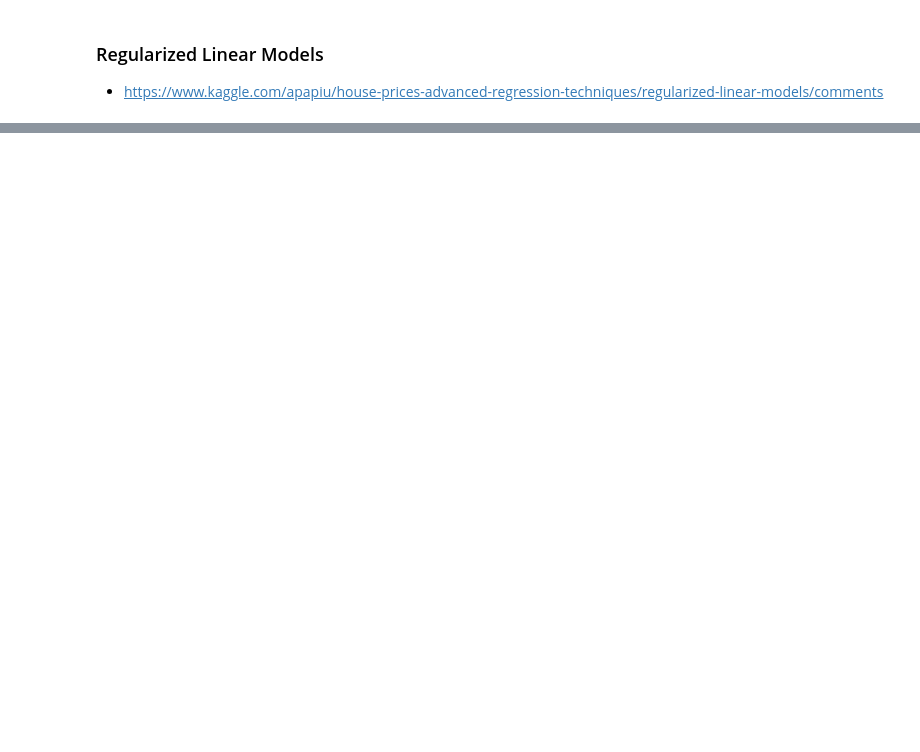
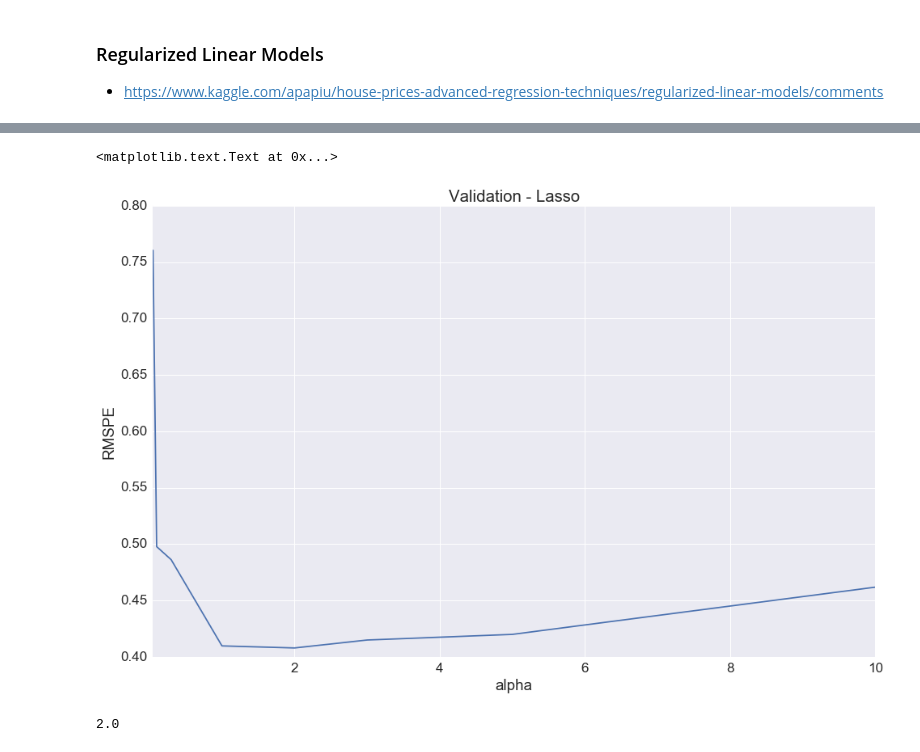
Before and after one commit to AaronYXZ/BIA652-Airbnb, a Jupyter notebook: Code/Proj_Airbnb_Houseing_Price-2.Machine Learning.ipynb, the cells around one changed output, grey strips where cells are left out. Drawn from its saved outputs; the diff is of its cells as text; code cells hidden in the pictures; blank space fills up the shorter version.

```diff
--- a/Code/Proj_Airbnb_Houseing_Price-2.Machine Learning.ipynb
+++ b/Code/Proj_Airbnb_Houseing_Price-2.Machine Learning.ipynb
@@ -40,0 +129,25 @@ sum((y_test - lr.fit(X_train, y_train).predict(X_test))**2 )
+# %%
+%%time
+
+for i in range(X_train.shape[1]):
+    ## Prepare data for later use
+    Y_ols = y_train # Y for OLS
+    X_ols = sm.add_constant(X_train[x]) # X for OLS
+    p = len(x)
+    model0 = sm.OLS(Y_ols, X_ols).fit()
+    ssres0 = model0.ssr  # Get the original ssr
+    var_in_model = x.copy() # Get a list of variables already in the original OLS
+    score = []             # Define an empty list to store F-scores
+
+    ## Start the variable selection
+    for var in X_train.drop(var_in_model, axis = 1).columns: # Get rid of the variables already in the original OLS
+        X_ols_plus = pd.concat([X_ols, X_train[var]], axis = 1)  # Construct new X by adding a new variable
+        model1 = sm.OLS(Y_ols, X_ols_plus).fit()
+        ssres1 = model1.ssr
+        F = (ssres0-ssres1)/q/(ssres1/(n-p-q-1)) # Calculate the F-value
+        score.append([var, F]) # Store the variable and its F-value in a list
+    highest_F = sorted(score, key = lambda x:x[1], reverse = True)[0] # Find the highest F-value
+    if highest_F[1] > 2.07:  ## Maybe change the threshold here
+        x.append(highest_F[0])
+    else:
+        break
@@ -56,0 +175,14 @@ X_train.shape
+# %%
+%%time
+alphas = [0.05, 0.1, 0.3, 1, 2, 3, 5, 10]
+scores_lasso = []
+kf = KFold(n_splits=10, random_state = 123)
+
+for alpha in alphas:
+    lasso = Lasso(alpha)
+    for train, val in kf.split(X_train):
+        score_cv = []
+        y_pred = lasso.fit(X_train.values[train],y_train.values[train]).predict(X_train.values[val])
+        score_cv.append(RMSPE(y_train.values[val], y_pred))
+        score = np.mean(score_cv)
+    scores_lasso.append(score)
@@ -56,0 +192,13 @@ X_train.shape
+# %%
+plt.figure(figsize=(16,10))
+cv_lasso = pd.Series(scores_lasso, index = alphas)
+cv_lasso.plot(title = "Validation - Lasso")
+plt.xlabel("alpha")
+plt.ylabel("RMSPE")
+# %% [output]
+<matplotlib.text.Text at 0x...>
+[figure, added]
+# %%
+cv_lasso.argmin()
+# %% [output]
+2.0
```
Also changed, not shown: parts of 237 cells of this notebook, 1 other file.
